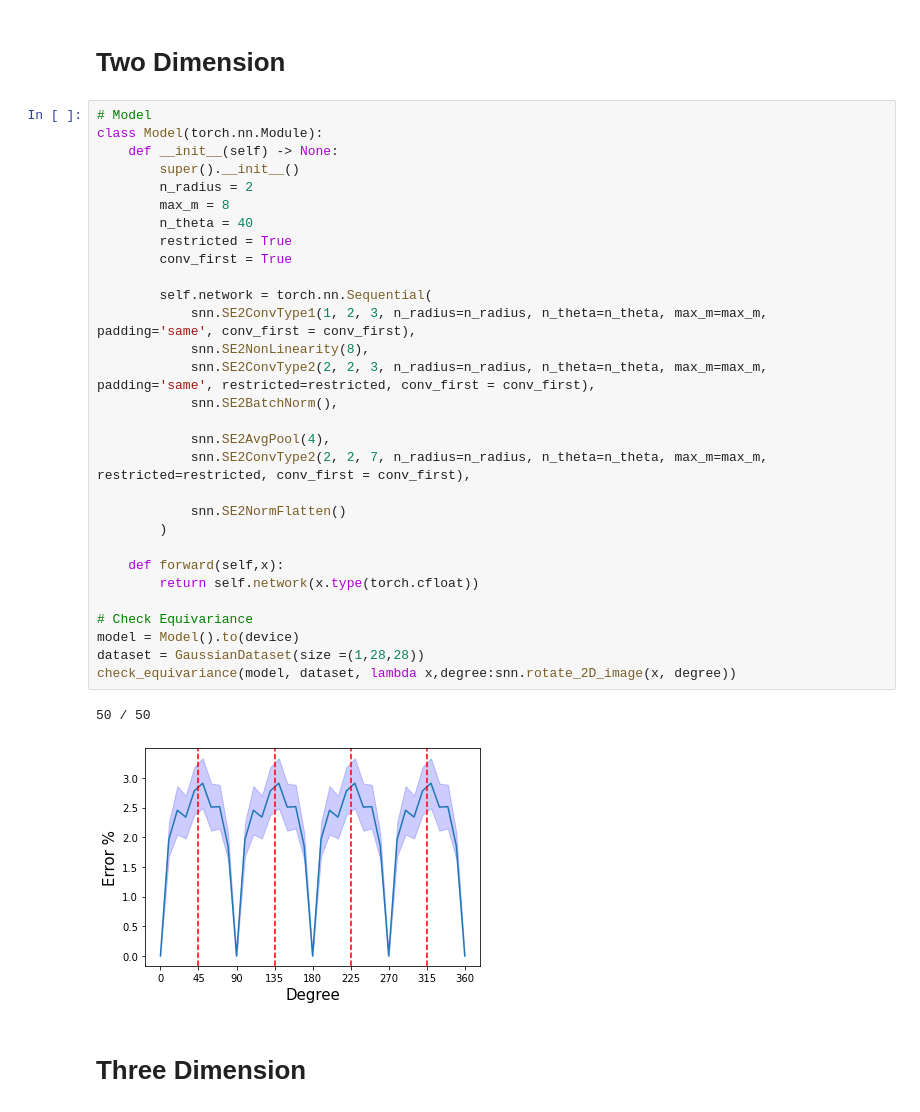
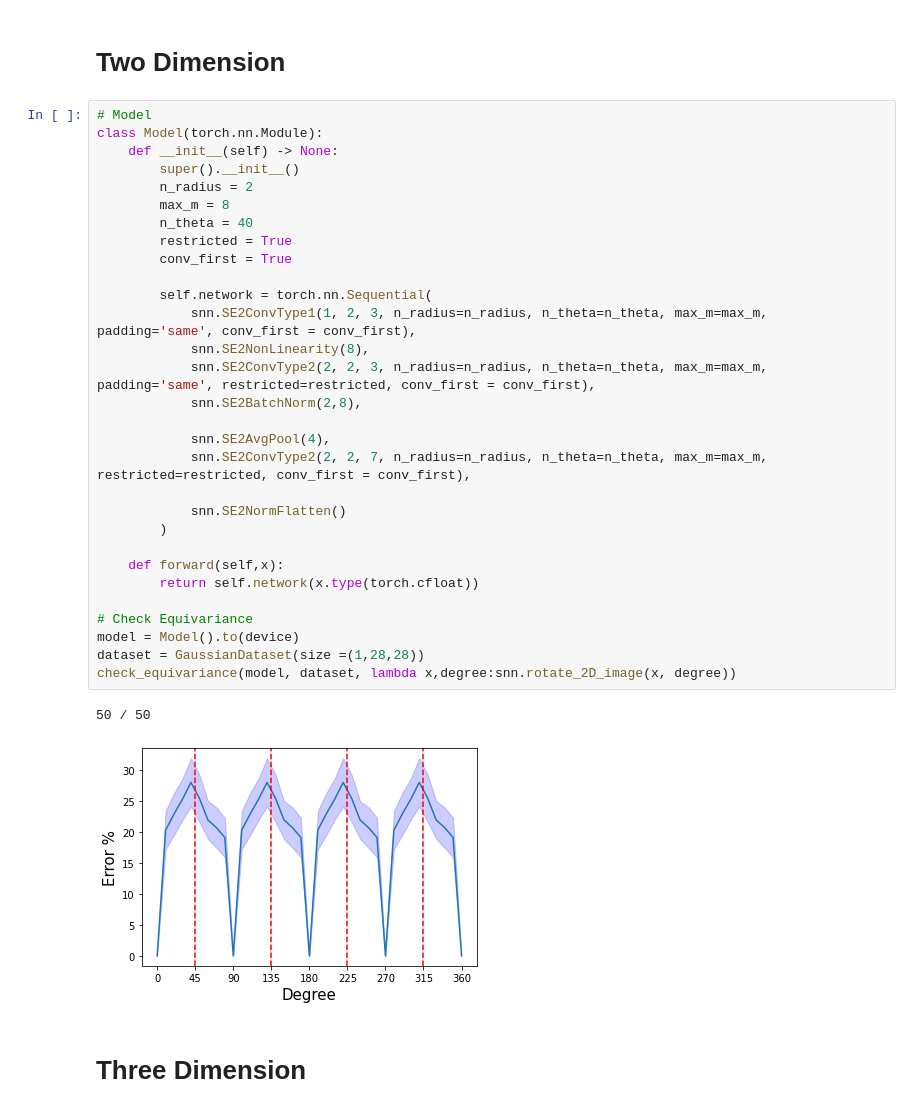
Before and after one commit to SoumyabrataKundu/Steerable, a Jupyter notebook: Equivariance.ipynb, the cells around one changed output. Drawn from its saved outputs; the diff is of its cells as text.

```diff
--- a/Equivariance.ipynb
+++ b/Equivariance.ipynb
@@ -66,35 +66,35 @@ def check_equivariance(model, dataset, transfomation=None):
 # Model
 class Model(torch.nn.Module):
     def __init__(self) -> None:
         super().__init__()
         n_radius = 2
         max_m = 8
         n_theta = 40
         restricted = True
         conv_first = True
 
         self.network = torch.nn.Sequential(
             snn.SE2ConvType1(1, 2, 3, n_radius=n_radius, n_theta=n_theta, max_m=max_m, padding='same', conv_first = conv_first),
             snn.SE2NonLinearity(8),
             snn.SE2ConvType2(2, 2, 3, n_radius=n_radius, n_theta=n_theta, max_m=max_m, padding='same', restricted=restricted, conv_first = conv_first),
-            snn.SE2BatchNorm(),
+            snn.SE2BatchNorm(2,8),
 
             snn.SE2AvgPool(4),
             snn.SE2ConvType2(2, 2, 7, n_radius=n_radius, n_theta=n_theta, max_m=max_m, restricted=restricted, conv_first = conv_first),
 
             snn.SE2NormFlatten()
         )
 
     def forward(self,x):
         return self.network(x.type(torch.cfloat))
 
 # Check Equivariance
 model = Model().to(device)
 dataset = GaussianDataset(size =(1,28,28))
 check_equivariance(model, dataset, lambda x,degree:snn.rotate_2D_image(x, degree))
 # %% [output]
 50 / 50
-[figure, old version]
+[figure, new version]
 # %% [markdown]
 # Three Dimension
 # %%
```
Also changed, not shown: 1 other file.
